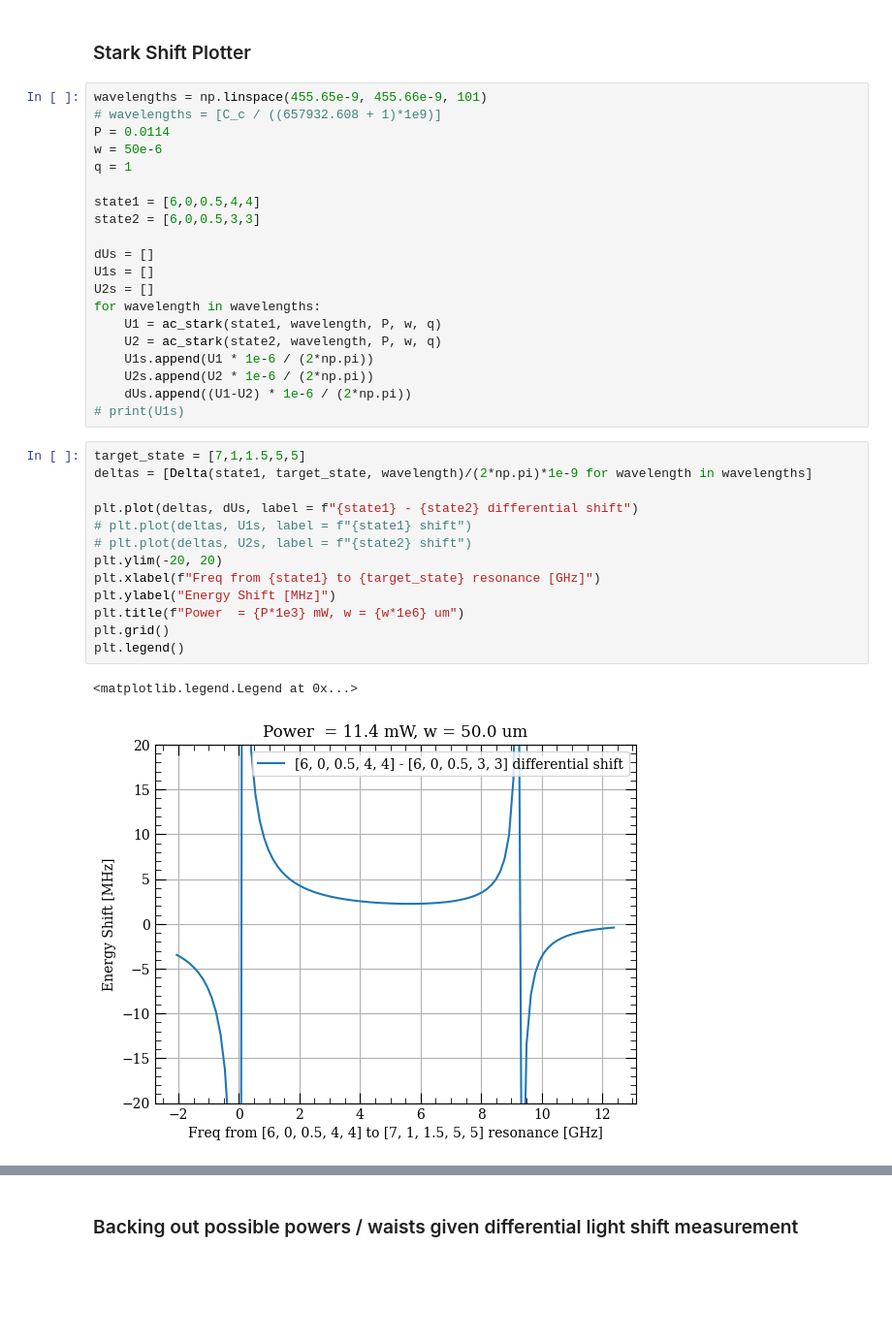
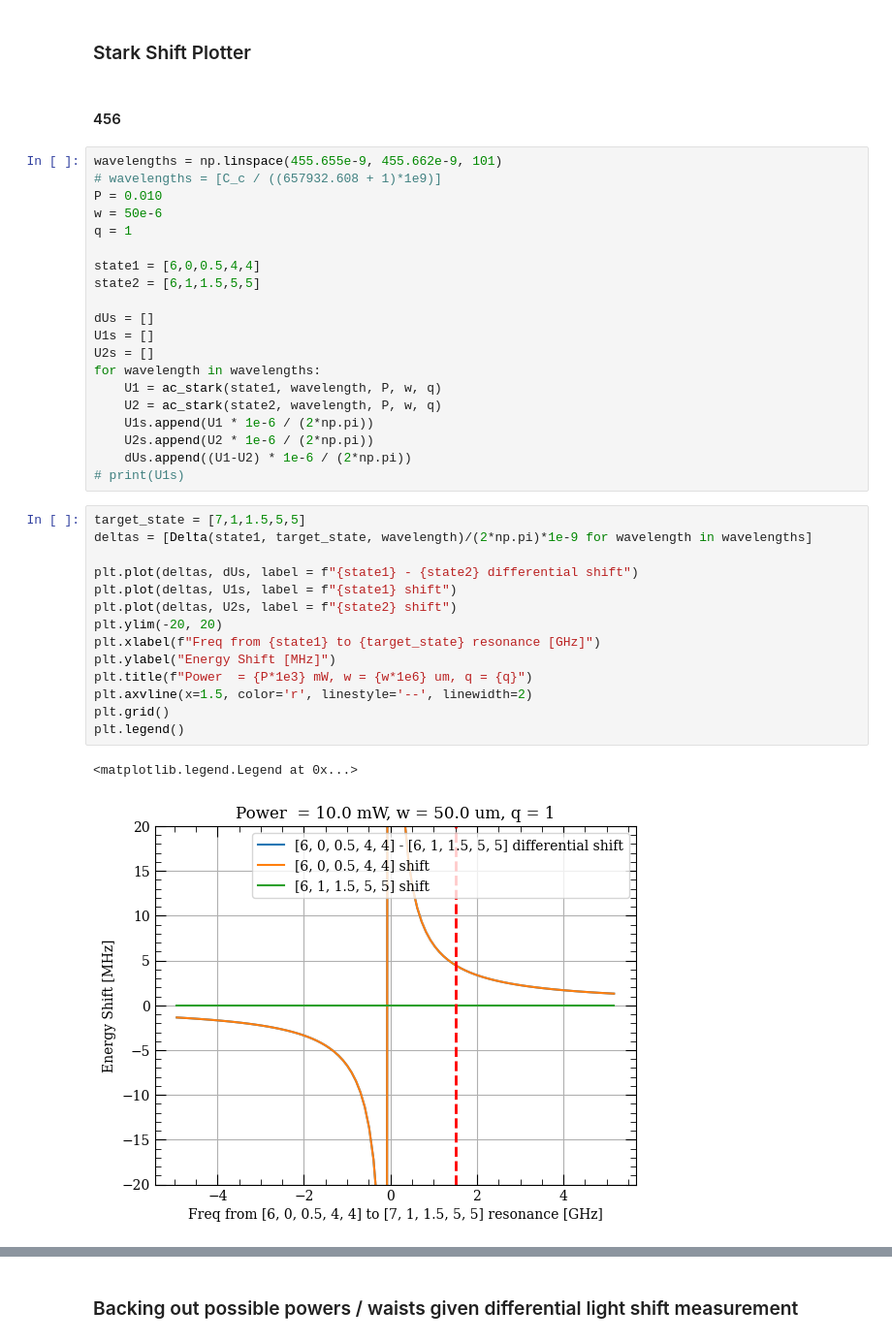
Before and after one commit to npeard/mmwave-calc, a Jupyter notebook: notebooks/ACStarkGeneral.ipynb, the cells around one changed output, grey strips where cells are left out. Shown: that part at 97% size. Saved outputs shown, nothing was run; the diff lists cells and outputs as text; blank space fills up the shorter version.

```diff
--- a/notebooks/ACStarkGeneral.ipynb
+++ b/notebooks/ACStarkGeneral.ipynb
@@ -311,14 +334,16 @@ print(U1-U2)
 # %% [markdown]
 ### Stark Shift Plotter
+# %% [markdown]
+#### 456
 # %%
-wavelengths = np.linspace(455.65e-9, 455.66e-9, 101)
+wavelengths = np.linspace(455.655e-9, 455.662e-9, 101)
 # wavelengths = [C_c / ((657932.608 + 1)*1e9)]
-P = 0.0114
+P = 0.010
 w = 50e-6
 q = 1
 
 state1 = [6,0,0.5,4,4]
-state2 = [6,0,0.5,3,3]
+state2 = [6,1,1.5,5,5]
 
 dUs = []
 U1s = []
@@ -333,16 +358,17 @@ for wavelength in wavelengths:
 # %%
 target_state = [7,1,1.5,5,5]
 deltas = [Delta(state1, target_state, wavelength)/(2*np.pi)*1e-9 for wavelength in wavelengths]
 
 plt.plot(deltas, dUs, label = f"{state1} - {state2} differential shift")
-# plt.plot(deltas, U1s, label = f"{state1} shift")
-# plt.plot(deltas, U2s, label = f"{state2} shift")
+plt.plot(deltas, U1s, label = f"{state1} shift")
+plt.plot(deltas, U2s, label = f"{state2} shift")
 plt.ylim(-20, 20)
 plt.xlabel(f"Freq from {state1} to {target_state} resonance [GHz]")
 plt.ylabel("Energy Shift [MHz]")
-plt.title(f"Power  = {P*1e3} mW, w = {w*1e6} um")
+plt.title(f"Power  = {P*1e3} mW, w = {w*1e6} um, q = {q}")
+plt.axvline(x=1.5, color='r', linestyle='--', linewidth=2)
 plt.grid()
 plt.legend()
 # %% [output]
 <matplotlib.legend.Legend at 0x...>
-[figure, old version]
+[figure, new version]
```
Also changed, not shown: parts of 23 cells of this notebook.
